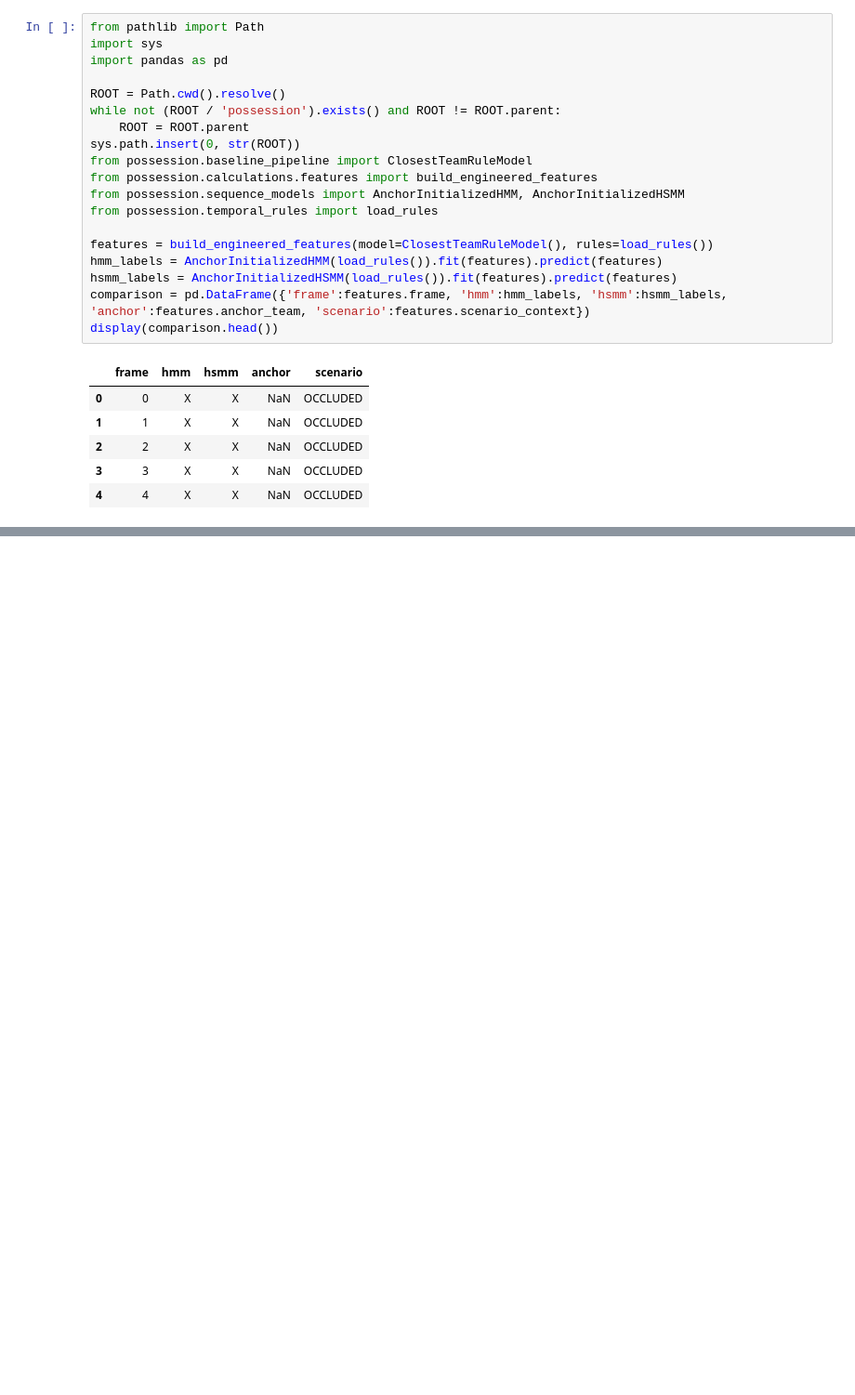
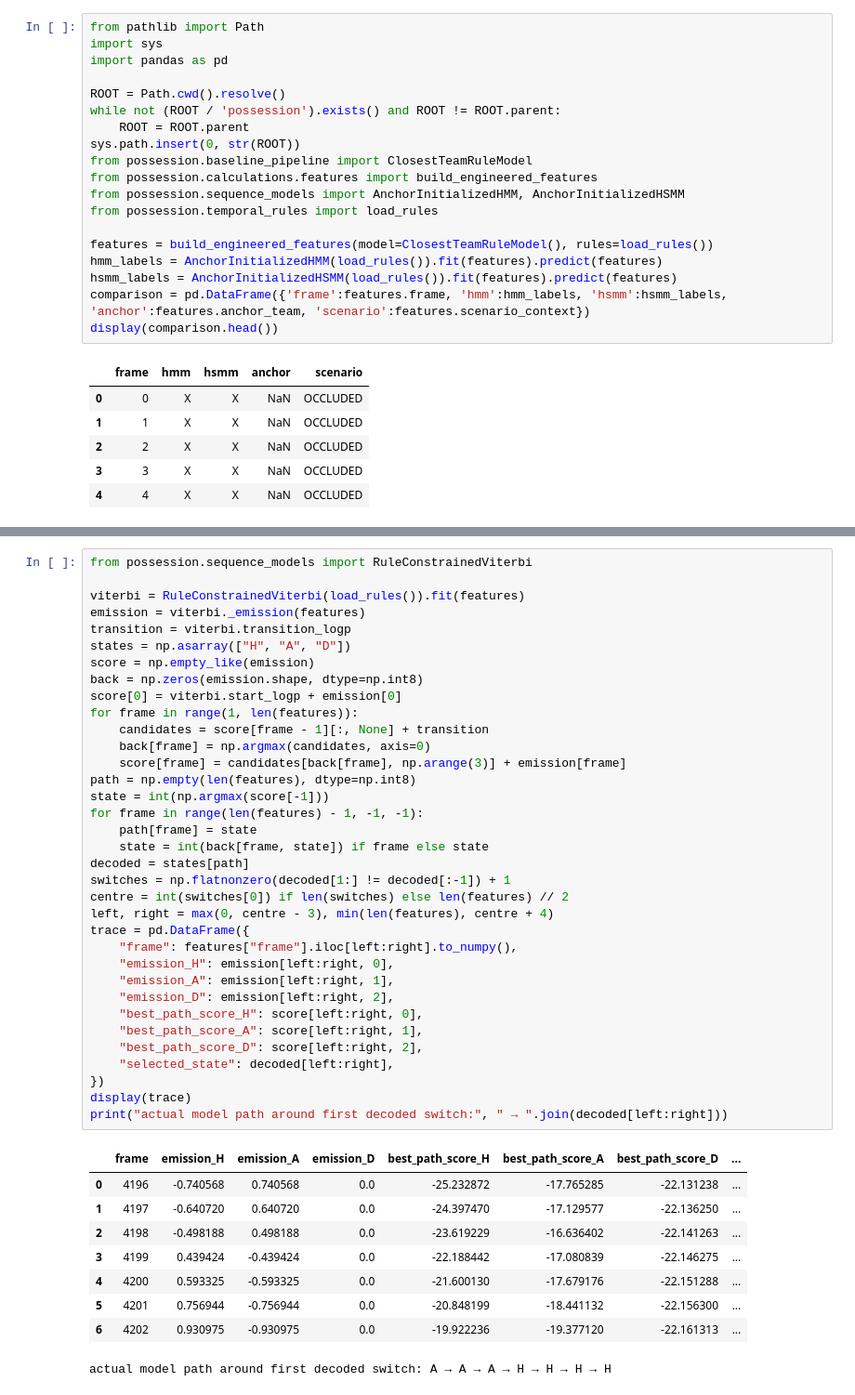
Before and after one commit to Pingeor11/Barcelona-hackathon, a Jupyter notebook: notebooks/06_viterbi_model.ipynb, the cells around one changed output, grey strips where cells are left out. Shown at 93% size. Saved outputs shown, nothing was run; the diff lists cells and outputs as text; blank space fills up the shorter version.

```diff
--- a/notebooks/06_viterbi_model.ipynb
+++ b/notebooks/06_viterbi_model.ipynb
@@ -35,0 +108,45 @@ display(comparison.head())
+# %%
+from possession.sequence_models import RuleConstrainedViterbi
+
+viterbi = RuleConstrainedViterbi(load_rules()).fit(features)
+emission = viterbi._emission(features)
+transition = viterbi.transition_logp
+states = np.asarray(["H", "A", "D"])
+score = np.empty_like(emission)
+back = np.zeros(emission.shape, dtype=np.int8)
+score[0] = viterbi.start_logp + emission[0]
+for frame in range(1, len(features)):
+    candidates = score[frame - 1][:, None] + transition
+    back[frame] = np.argmax(candidates, axis=0)
+    score[frame] = candidates[back[frame], np.arange(3)] + emission[frame]
+path = np.empty(len(features), dtype=np.int8)
+state = int(np.argmax(score[-1]))
+for frame in range(len(features) - 1, -1, -1):
+    path[frame] = state
+    state = int(back[frame, state]) if frame else state
+decoded = states[path]
+switches = np.flatnonzero(decoded[1:] != decoded[:-1]) + 1
+centre = int(switches[0]) if len(switches) else len(features) // 2
+left, right = max(0, centre - 3), min(len(features), centre + 4)
+trace = pd.DataFrame({
+    "frame": features["frame"].iloc[left:right].to_numpy(),
+    "emission_H": emission[left:right, 0],
+    "emission_A": emission[left:right, 1],
+    "emission_D": emission[left:right, 2],
+    "best_path_score_H": score[left:right, 0],
+    "best_path_score_A": score[left:right, 1],
+    "best_path_score_D": score[left:right, 2],
+    "selected_state": decoded[left:right],
+})
+display(trace)
+print("actual model path around first decoded switch:", " → ".join(decoded[left:right]))
+# %% [output]
+|  | frame | emission_H | emission_A | emission_D | best_path_score_H | best_path_score_A | best_path_score_D | ... |
+| 0 | 4196 | -0.740568 | 0.740568 | 0.0 | -25.232872 | -17.765285 | -22.131238 | ... |
+| 1 | 4197 | -0.640720 | 0.640720 | 0.0 | -24.397470 | -17.129577 | -22.136250 | ... |
+| 2 | 4198 | -0.498188 | 0.498188 | 0.0 | -23.619229 | -16.636402 | -22.141263 | ... |
+| 3 | 4199 | 0.439424 | -0.439424 | 0.0 | -22.188442 | -17.080839 | -22.146275 | ... |
+| 4 | 4200 | 0.593325 | -0.593325 | 0.0 | -21.600130 | -17.679176 | -22.151288 | ... |
+| 5 | 4201 | 0.756944 | -0.756944 | 0.0 | -20.848199 | -18.441132 | -22.156300 | ... |
+| 6 | 4202 | 0.930975 | -0.930975 | 0.0 | -19.922236 | -19.377120 | -22.161313 | ... |
+actual model path around first decoded switch: A → A → A → H → H → H → H
```
Also changed, not shown: parts of 3 cells of this notebook, 15 other files.
